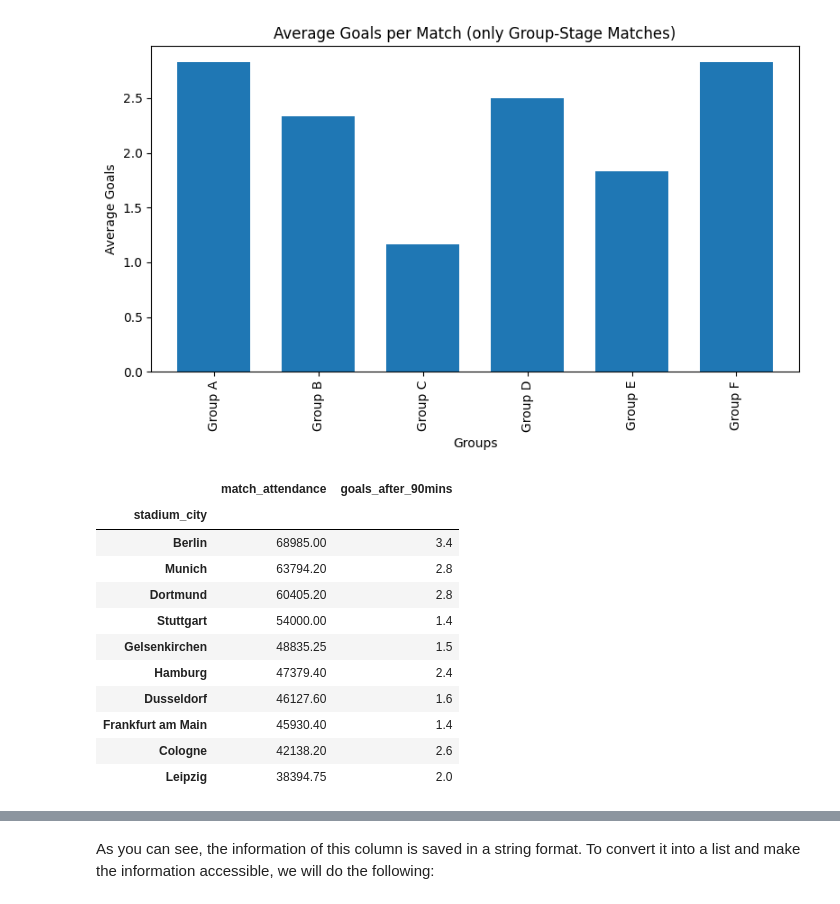
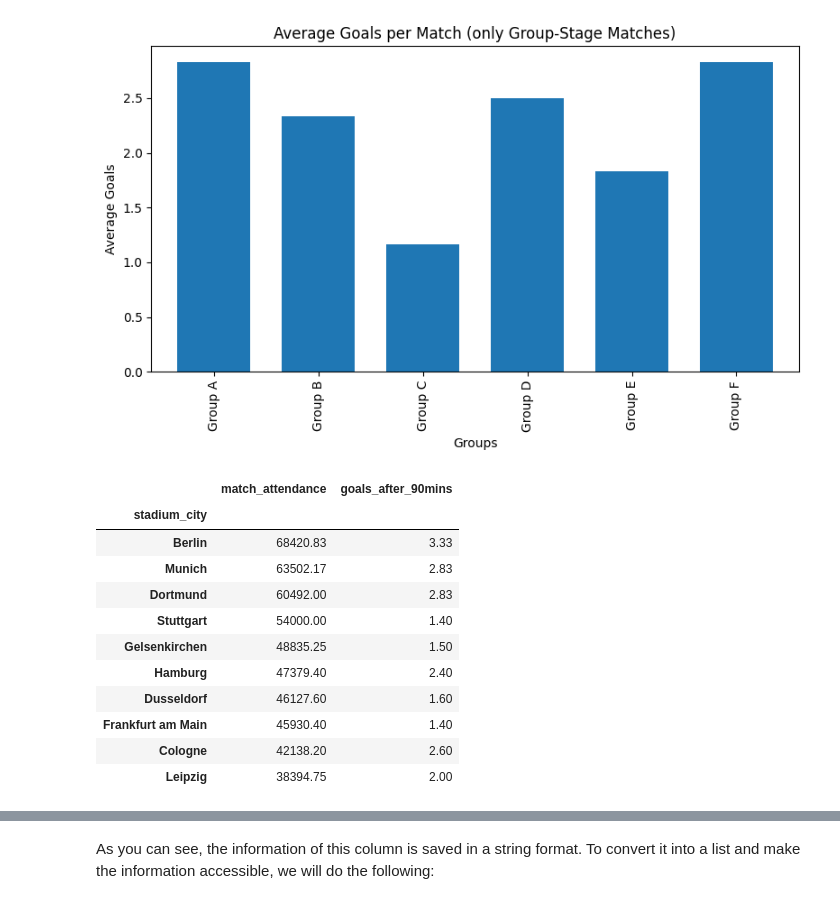
Before and after one commit to markuslangus/euro2024-data-project, a Jupyter notebook: eda.ipynb, the cells around one changed output, grey strips where cells are left out. Saved outputs shown, nothing was run; the diff lists cells and outputs as text; code cells hidden in the pictures.

```diff
--- a/eda.ipynb
+++ b/eda.ipynb
@@ -69,0 +208,16 @@ Datatype of 'date_time' column after conversion:  datetime64[ns, UTC]
+# %%
+### später wieder entfernen
+delete_columns = [
+    "goals",
+    "penalties_missed",
+    "penalties",
+    "red_cards",
+    "game_referees",
+    "home_lineups",
+    "away_lineups",
+    "home_coaches",
+    "away_coaches",
+    "events"
+]
+
+df.drop(columns=delete_columns, axis=1, inplace=True)
@@ -103,15 +277,0 @@ We can drop the columns 'condition_pitch' and 'condition_weather', as they only
-# %%
-# delete unnecessary columns from dataset
-delete_columns = [
-    "year",
-    "utc_offset_hours",
-    "condition_humidity",
-    "condition_temperature",
-    "condition_wind_speed",
-    "stadium_pitch_length",
-    "stadium_pitch_width",
-    "condition_pitch",
-    "condition_weather",
-    "stadium_country_code",
-]
-df.drop(delete_columns, axis=1, inplace=True)
@@ -156,4 +293,4 @@ List contains only unique values: True
 # %% [markdown]
 ## Determine Average Goals per game (after 90mins)
 # %%
-df_finished["goals_after_90mins"] = df_finished["home_score"] + df_finished["away_score"]
+df["goals_after_90mins"] = df["home_score"] + df["away_score"]
@@ -220,23 +353,23 @@ plt.show()
 # %% [output]
 [figure]
 # %%
-avg_goals_per_stadium = df_finished.groupby('stadium_city').agg({'match_attendance': 'mean', 'goals_after_90mins': 'mean'})
+avg_goals_per_stadium = df.groupby('stadium_city').agg({'match_attendance': 'mean', 'goals_after_90mins': 'mean'})
 avg_goals_per_stadium.sort_values(by='match_attendance', ascending=False, inplace=True)
 
 avg_goals_per_stadium
 # %% [output]
 |  | match_attendance | goals_after_90mins |
 | stadium_city |  |  |
-| Berlin | 68985.00 | 3.4 |
-| Munich | 63794.20 | 2.8 |
-| Dortmund | 60405.20 | 2.8 |
-| Stuttgart | 54000.00 | 1.4 |
-| Gelsenkirchen | 48835.25 | 1.5 |
-| Hamburg | 47379.40 | 2.4 |
-| Dusseldorf | 46127.60 | 1.6 |
-| Frankfurt am Main | 45930.40 | 1.4 |
-| Cologne | 42138.20 | 2.6 |
-| Leipzig | 38394.75 | 2.0 |
+| Berlin | 68420.83 | 3.33 |
+| Munich | 63502.17 | 2.83 |
+| Dortmund | 60492.00 | 2.83 |
+| Stuttgart | 54000.00 | 1.40 |
+| Gelsenkirchen | 48835.25 | 1.50 |
+| Hamburg | 47379.40 | 2.40 |
+| Dusseldorf | 46127.60 | 1.60 |
+| Frankfurt am Main | 45930.40 | 1.40 |
+| Cologne | 42138.20 | 2.60 |
+| Leipzig | 38394.75 | 2.00 |
 # %%
 import matplotlib.pyplot as plt
 import seaborn as sns
```
Also changed, not shown: parts of 41 cells of this notebook, 3 other files.
